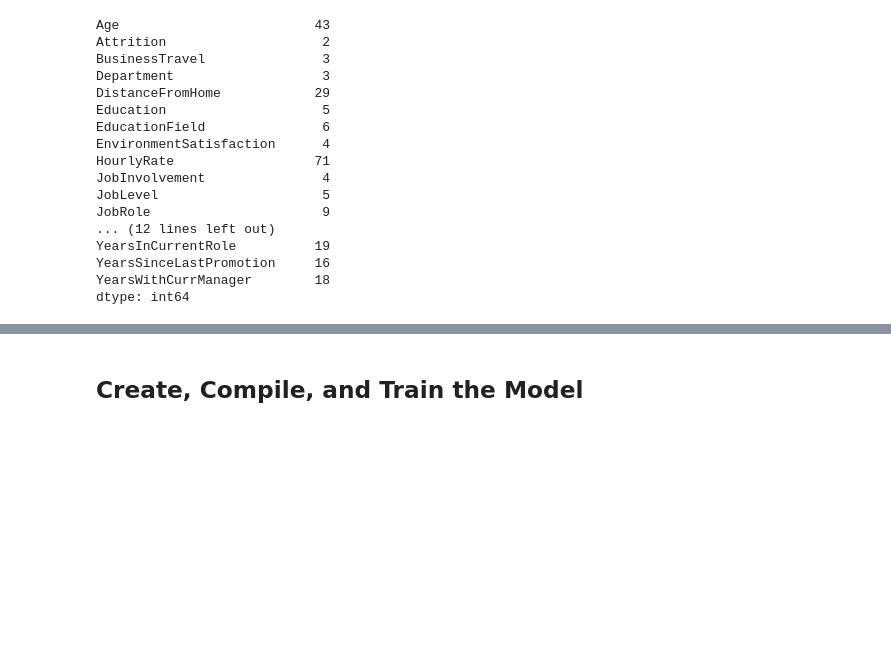
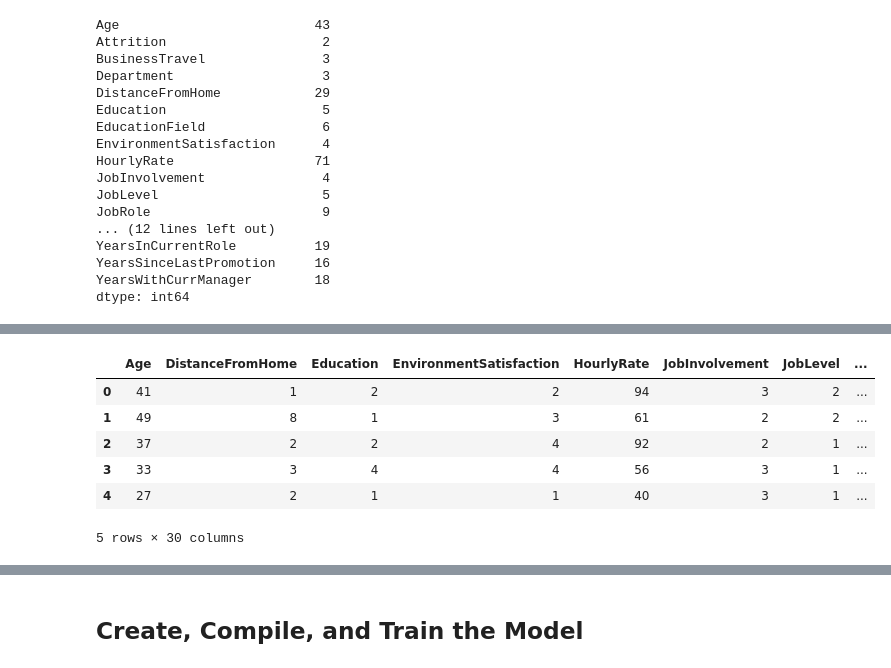
Before and after one commit to MF-MSB/neural-network-challenge-2, a Jupyter notebook: attrition.ipynb, the cells around one changed output, grey strips where cells are left out. Drawn from its saved outputs; the diff is of its cells as text; code cells hidden in the pictures; blank space fills up the shorter version.

```diff
--- a/attrition.ipynb
+++ b/attrition.ipynb
@@ -46,10 +124,21 @@ dtype: int64
 # %%
 # Create a list of at least 10 column names to use as X data
+# I've removed JobRole it's too close to the Department target
+# I've removed marital status. If this impacts the model it could impact hiring decisions.
 
-
+x_columns = ['Age', 'Attrition', 'BusinessTravel', 'Department', 'DistanceFromHome',
+       'Education', 'EducationField', 'EnvironmentSatisfaction', 'HourlyRate',
+       'JobInvolvement', 'JobLevel', 'JobSatisfaction', 'NumCompaniesWorked', 'OverTime', 'PercentSalaryHike',
+       'PerformanceRating', 'RelationshipSatisfaction', 'StockOptionLevel',
+       'TotalWorkingYears', 'TrainingTimesLastYear', 'WorkLifeBalance',
+       'YearsAtCompany', 'YearsInCurrentRole', 'YearsSinceLastPromotion',
+       'YearsWithCurrManager']
 
 # Create X_df using your selected columns
 
+X_df = attrition_df[x_columns].drop(columns=['Attrition', 'Department'])
 
 # Show the data types for X_df
+
+print(X_df.dtypes)
 # %% [output]
@@ -66,0 +187,28 @@ dtype: object
+# %%
+# Initialize the OneHotEncoder
+encoder = OneHotEncoder(sparse_output=False)  # Use sparse=False to ensure the output is a dense array
+
+# Select the columns to encode
+columns_to_encode = ['BusinessTravel', 'EducationField']
+
+# Fit and transform the data
+encoded_data = encoder.fit_transform(X_df[columns_to_encode])
+
+# Convert the encoded data into a DataFrame
+encoded_df = pd.DataFrame(encoded_data, columns=encoder.get_feature_names_out(columns_to_encode))
+
+# Drop the original columns to be encoded from X_df
+X_df_dropped = X_df.drop(columns=columns_to_encode)
+
+# Concatenate the original DataFrame (without the encoded columns) and the new encoded DataFrame
+X_df = pd.concat([X_df_dropped, encoded_df], axis=1)
+
+X_df.head()  # Display the first few rows of the updated DataFrame
+# %% [output]
+|  | Age | DistanceFromHome | Education | EnvironmentSatisfaction | HourlyRate | JobInvolvement | JobLevel | ... |
+| 0 | 41 | 1 | 2 | 2 | 94 | 3 | 2 | ... |
+| 1 | 49 | 8 | 1 | 3 | 61 | 2 | 2 | ... |
+| 2 | 37 | 2 | 2 | 4 | 92 | 2 | 1 | ... |
+| 3 | 33 | 3 | 4 | 4 | 56 | 3 | 1 | ... |
+| 4 | 27 | 2 | 1 | 1 | 40 | 3 | 1 | ... |
+5 rows × 30 columns
```
Also changed, not shown: parts of 27 cells of this notebook.
